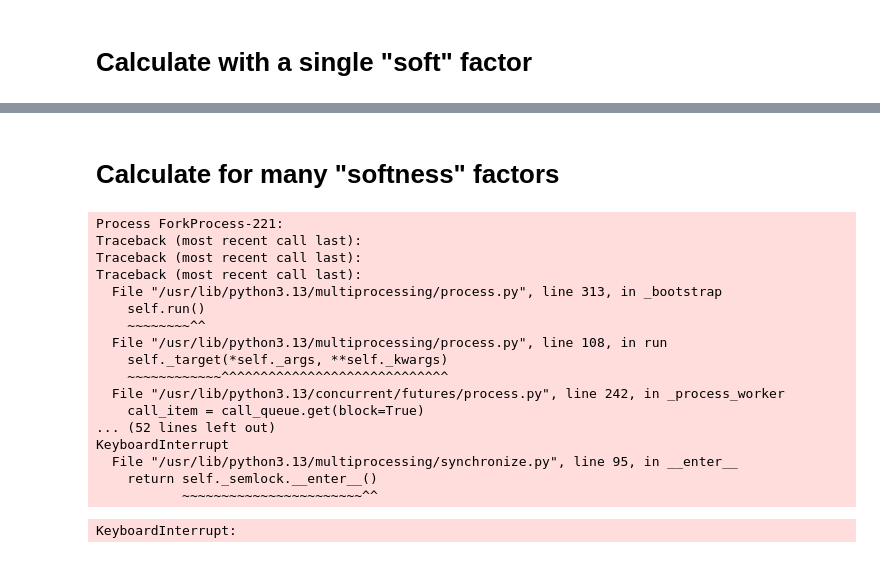
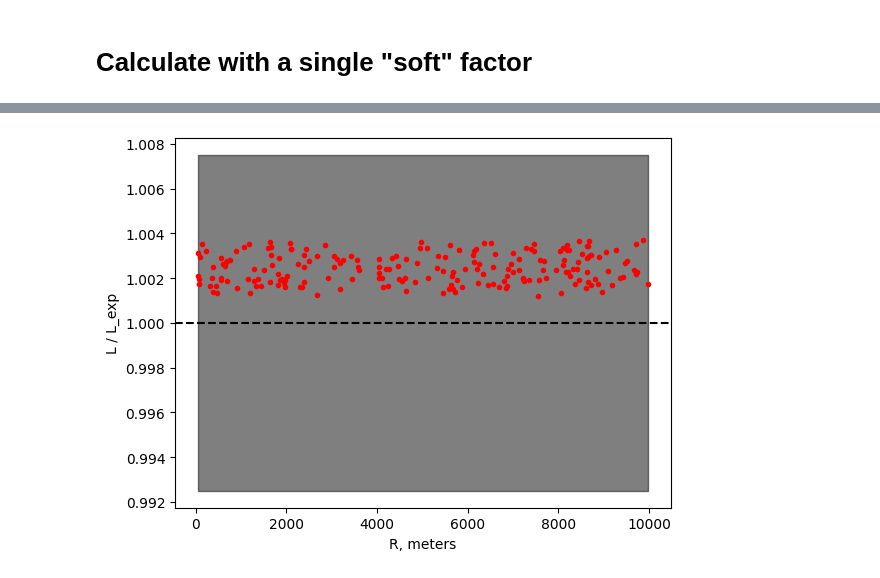
Before and after one commit to RTESolution/rte_BGVD, a Jupyter notebook: Efficiency_test.ipynb, the cells around one changed output, grey strips where cells are left out. Cells and saved outputs as stored; diff of their text form; code cells hidden in the pictures.

```diff
--- a/Efficiency_test.ipynb
+++ b/Efficiency_test.ipynb
@@ -131,2 +163,0 @@ plt.show()
-# %% [markdown]
-# Calculate for many "softness" factors
@@ -142,25 +163,0 @@ def calc_with_soft(soft:float)->float:
-# %%
-from tqdm.auto import tqdm
-
-results = {}
-for soft in tqdm(np.geomspace(1e-3, 1e1, 31)):
-    results[soft] = calc_with_soft(soft)
-# %% [output]
-Process ForkProcess-221:
-Traceback (most recent call last):
-Traceback (most recent call last):
-Traceback (most recent call last):
-  File "/usr/lib/python3.13/multiprocessing/process.py", line 313, in _bootstrap
-    self.run()
-    ~~~~~~~~^^
-  File "/usr/lib/python3.13/multiprocessing/process.py", line 108, in run
-    self._target(*self._args, **self._kwargs)
-    ~~~~~~~~~~~~^^^^^^^^^^^^^^^^^^^^^^^^^^^^^
-  File "/usr/lib/python3.13/concurrent/futures/process.py", line 242, in _process_worker
-    call_item = call_queue.get(block=True)
-... (52 lines left out)
-KeyboardInterrupt
-  File "/usr/lib/python3.13/multiprocessing/synchronize.py", line 95, in __enter__
-    return self._semlock.__enter__()
-           ~~~~~~~~~~~~~~~~~~~~~~~^^
-KeyboardInterrupt:
@@ -190,0 +164,12 @@ np.mean(res!=0)
+# %%
+plt.plot(R, L/L_exp, '.r', label='L/L_exp')
+# plt.yscale('log')
+# plt.xscale('log')
+plt.xlabel('R, meters')
+plt.ylabel('L / L_exp')
+plt.axhline(1,ls='--', color='black')
+plt.fill_between(R, L_exp0/L_exp, L_exp1/L_exp, color='k', alpha=0.5)
+# plt.legend()
+plt.show()
+# %% [output]
+[figure, added]
```
Also changed, not shown: parts of 24 cells of this notebook.
